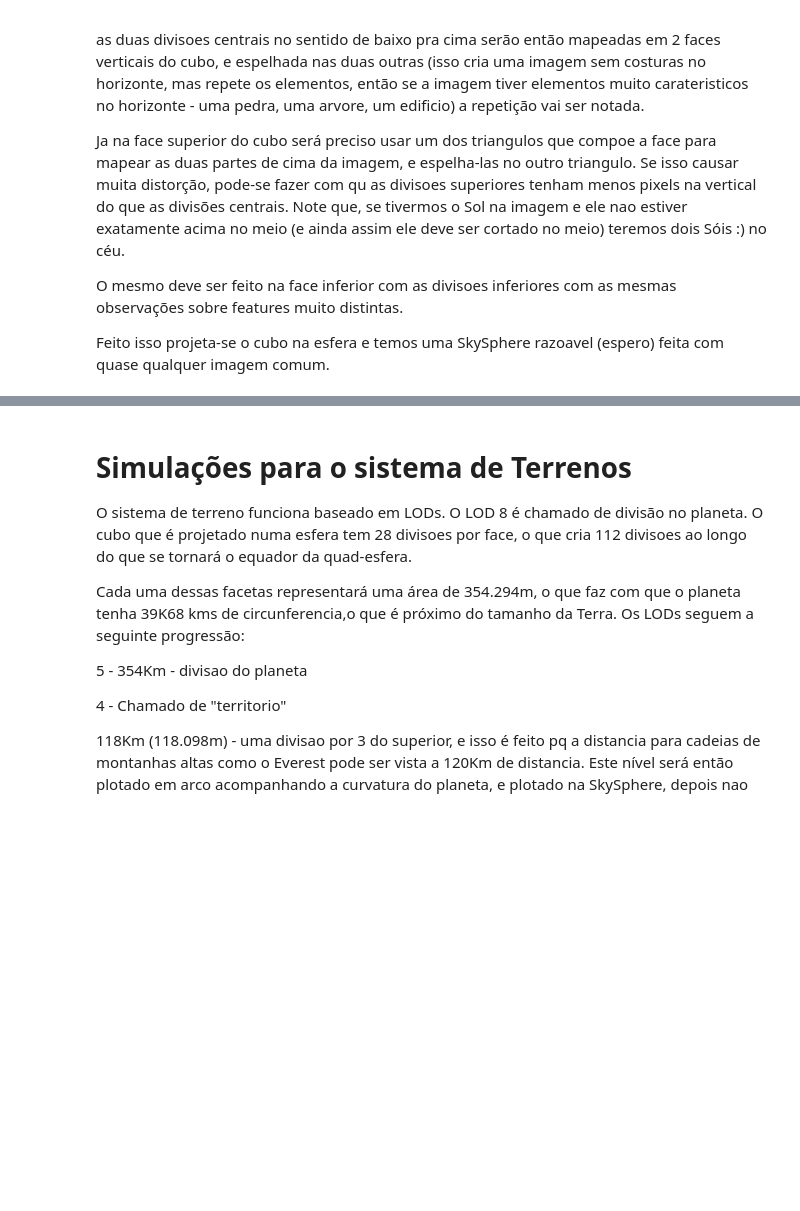
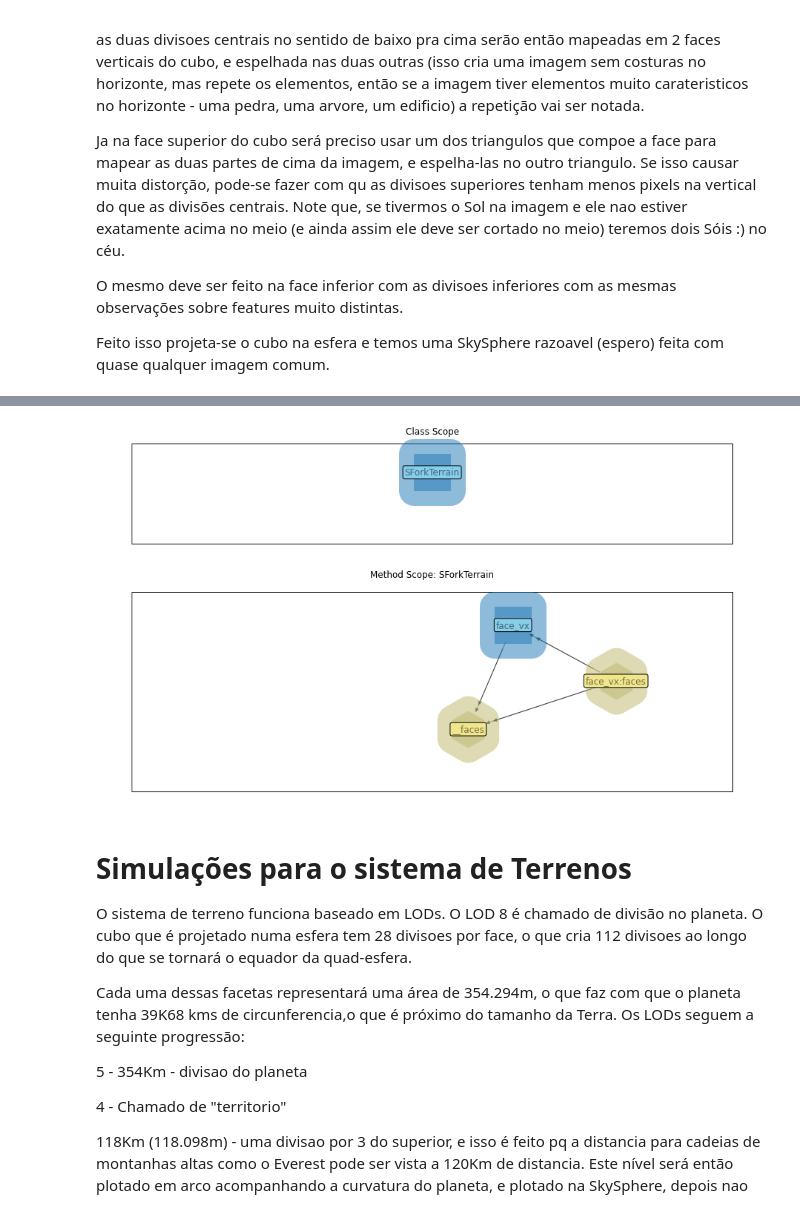
Before and after one commit to casson-projects-2020/active-bolt, a Jupyter notebook: 3d_engines_essays/skin-fork-3D.ipynb, the cells around one changed output, grey strips where cells are left out. Drawn from its saved outputs; the diff is of its cells as text; code cells hidden in the pictures; blank space fills up the shorter version.

```diff
--- a/3d_engines_essays/skin-fork-3D.ipynb
+++ b/3d_engines_essays/skin-fork-3D.ipynb
@@ -52,0 +59,81 @@ nx.draw( g )
+# %%
+%matplotlib inline
+
+import networkx as nx
+import matplotlib.pyplot as plt
+import matplotlib.patches as shape
+import numpy as np
+
+
+fig, axs = plt.subplots( 2, 1, figsize=( 16, 9 ), gridspec_kw={ 'height_ratios': [ 1, 2 ]})
+sub1 = axs[ 0 ]
+ax = sub1.axis()
+rec = shape.Rectangle(( ax[ 0 ] - 1, ax[ 2 ] - 1 ),( ax[ 1 ] - ax[ 0 ]) + 1, ( ax[ 3 ] - ax[ 2 ]) + 0.4, fill=False )
+rec = sub1.add_patch( rec )
+rec.set_clip_on( False )
+sub1.set_title( "Class Scope" )
+
+
+sub2 = axs[ 1 ]
+ax = sub2.axis()
+rec = shape.Rectangle(( ax[ 0 ] - 2, ax[ 2 ] - 2 ),( ax[ 1 ] - ax[ 0 ]) + 2, ( ax[ 3 ] - ax[ 2 ]) + 2, fill=False )
+rec = sub2.add_patch( rec )
+rec.set_clip_on( False )
+sub2.set_title( "Method Scope: SForkTerrain" )
+
+
+higher = nx.DiGraph( scope="class" )
+higher.add_node( "SForkTerrain", test=1 )
+
+nx.draw( higher, ax=sub1, linewidths=40, with_labels=True, node_shape="s", alpha=0.5, node_size=2500, bbox=dict(facecolor="skyblue", edgecolor='black', boxstyle='round,pad=0.2'))
+
+gran1 = nx.DiGraph( scope="method", parent=higher )
+gran1.add_node( "face_vx" )
+gran1.add_node( "face_vx:faces", type="dict", data="a" )
+gran1.add_edge( 'face_vx:faces', 'face_vx' )
+
+gran1.add_node( "__faces", type="dict", data="""
+
+{ "a": 0, "ahead": 0, "s": 5, "south": 5, "b": 2, "back": 2, "behind": 2,
+                         "n": 4, "north": 4, "w": 3, "west": 3, "e": 1, "east": 1 }
+
+""",
+               description="""Given the name or acronym of a face, return its numeric index"""
+)
+gran1.add_edge( 'face_vx', "__faces" )
+gran1.add_edge( 'face_vx:faces', '__faces', type="id" )
+
+
+
+types = { "exe": "s", "dict": "h" }
+sx = [ "s" if "type" not in gran1.nodes[ id ] else types[ gran1.nodes[ id ][ "type" ]] for id in gran1.nodes()]
+shapes = list( set( sx ))
+nPos = nx.layout.spring_layout( gran1 )
+coords = np.array( list( nPos.values()))
+sPos = nx.rescale_layout( coords, scale = 0.8 )
+sPos[:,1] -= 0.3
+sPos = sPos.tolist()
+
+
+shpars = {
+    "s": { "linewidths": 40,
+              "with_labels": True,
+              "alpha": 0.5,
+              "node_size": 2500, "bbox": dict(facecolor="skyblue", edgecolor='black', boxstyle='round,pad=0.2')
+         },
+    "h": { "linewidths": 40,
+              "with_labels": True,
+              "alpha": 0.5, "node_color": "darkkhaki",
+              "node_size": 2500, "bbox": dict(facecolor="khaki", edgecolor='black', boxstyle='round,pad=0.2')
+         }
+}
+
+for shape in shapes:
+    nlist = [ id for i, id in enumerate( gran1.nodes()) if sx[ i ] == shape ]
+    lbldct = { v: v for v in nlist }
+    pos = { tp[ 0 ]: sPos[ i ] for i, tp in enumerate( nPos.items())}
+    kpars = { "ax": sub2, "nodelist": nlist, "node_shape": shape, "labels": lbldct,
+                 "pos": pos, **shpars[ shape ]}
+    nx.draw( gran1, **kpars )
+# %% [output]
+[figure, added]
```
Also changed, not shown: parts of 6 cells of this notebook.
